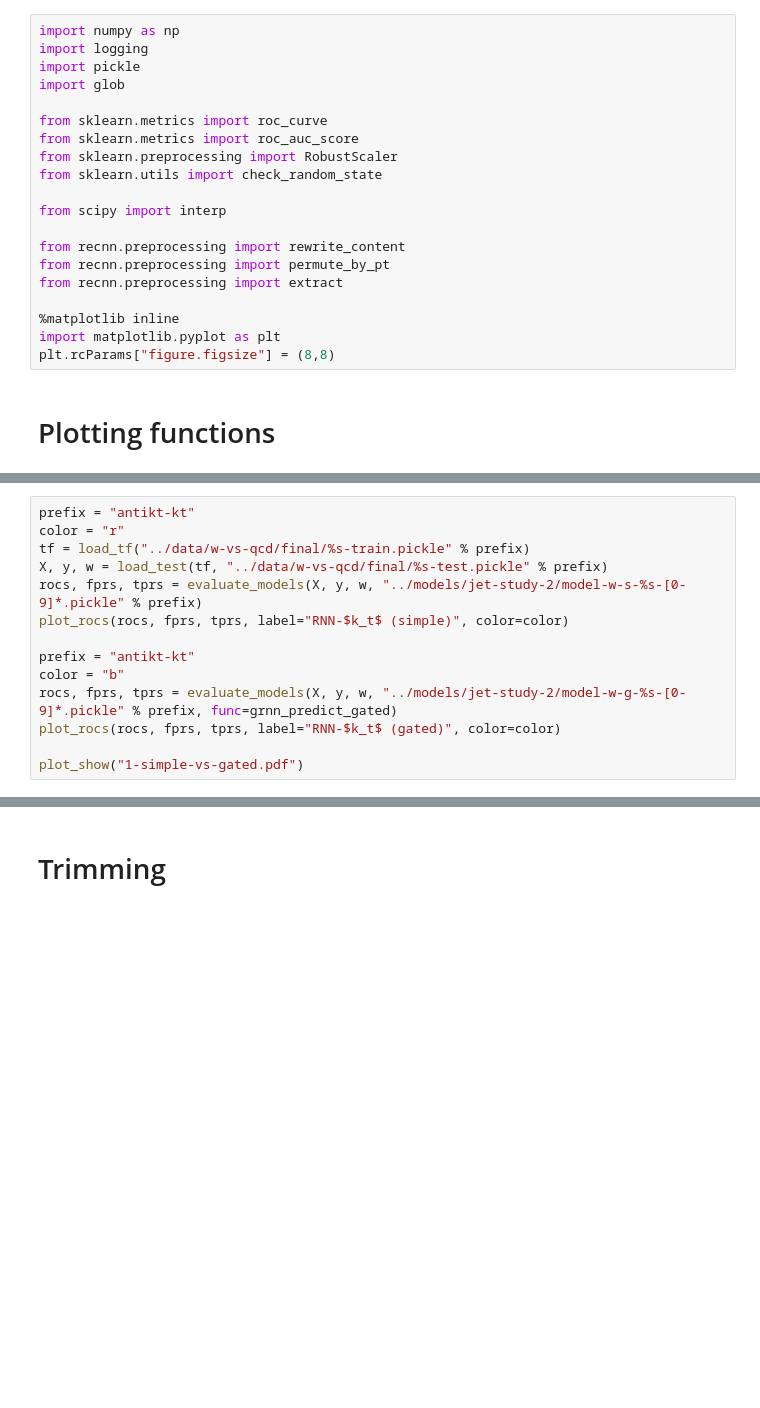
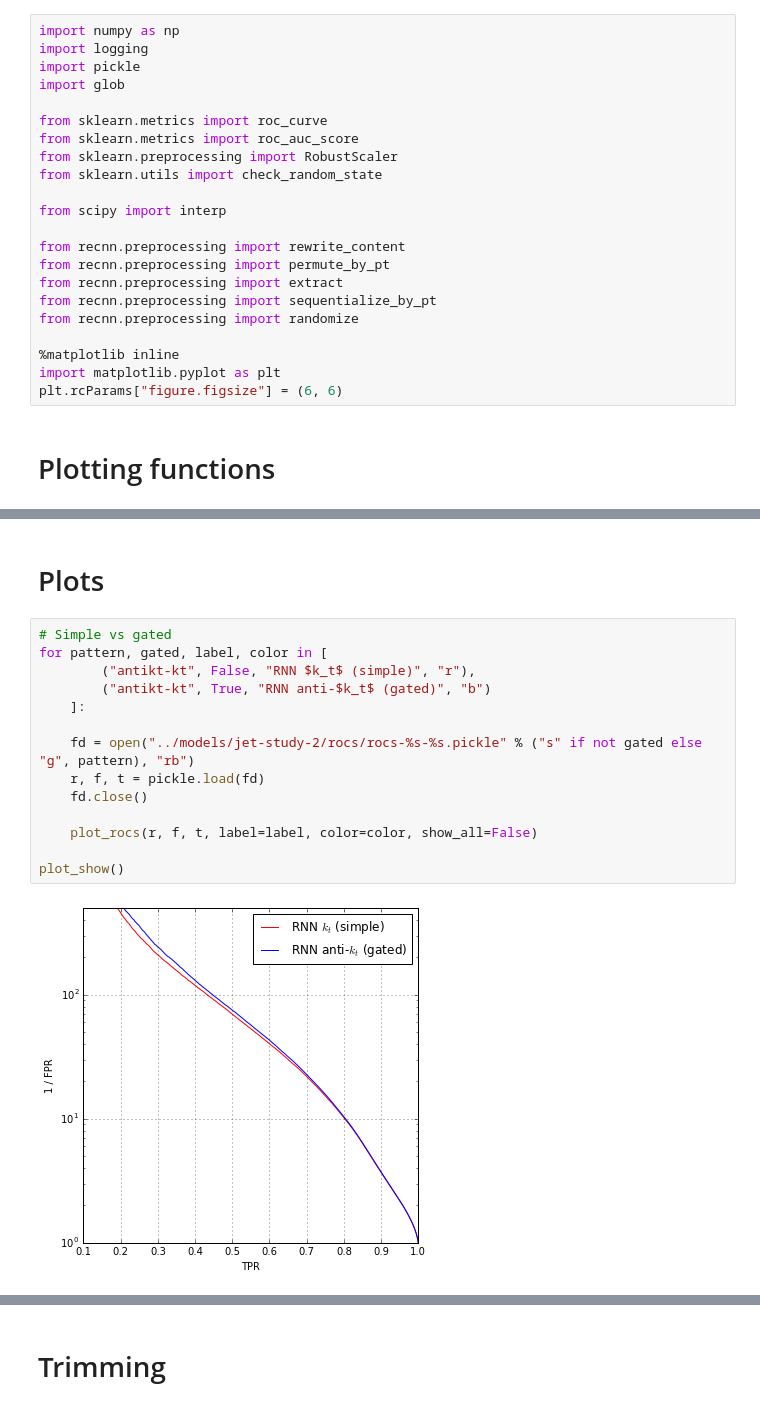
Before and after one commit to glouppe/recnn, a Jupyter notebook: notebooks/jet-study-2.ipynb, the cells around one changed output, grey strips where cells are left out. Drawn from its saved outputs; the diff is of its cells as text; blank space fills up the shorter version.

```diff
--- a/notebooks/jet-study-2.ipynb
+++ b/notebooks/jet-study-2.ipynb
@@ -17,10 +17,12 @@ from scipy import interp
 from recnn.preprocessing import rewrite_content
 from recnn.preprocessing import permute_by_pt
 from recnn.preprocessing import extract
+from recnn.preprocessing import sequentialize_by_pt
+from recnn.preprocessing import randomize
 
 %matplotlib inline
 import matplotlib.pyplot as plt
-plt.rcParams["figure.figsize"] = (8,8)
+plt.rcParams["figure.figsize"] = (6, 6)
 # %% [markdown]
 # Plotting functions
 # %%
@@ -234,14 +283,0 @@ count(params)
-# %%
-prefix = "antikt-kt"
-color = "r"
-tf = load_tf("../data/w-vs-qcd/final/%s-train.pickle" % prefix)
-X, y, w = load_test(tf, "../data/w-vs-qcd/final/%s-test.pickle" % prefix)
-rocs, fprs, tprs = evaluate_models(X, y, w, "../models/jet-study-2/model-w-s-%s-[0-9]*.pickle" % prefix)
-plot_rocs(rocs, fprs, tprs, label="RNN-$k_t$ (simple)", color=color)
-
-prefix = "antikt-kt"
-color = "b"
-rocs, fprs, tprs = evaluate_models(X, y, w, "../models/jet-study-2/model-w-g-%s-[0-9]*.pickle" % prefix, func=grnn_predict_gated)
-plot_rocs(rocs, fprs, tprs, label="RNN-$k_t$ (gated)", color=color)
-
-plot_show("1-simple-vs-gated.pdf")
@@ -247,0 +404,18 @@ plot_show("1-simple-vs-gated.pdf")
+# %% [markdown]
+# Plots
+# %%
+# Simple vs gated
+for pattern, gated, label, color in [
+        ("antikt-kt", False, "RNN $k_t$ (simple)", "r"),
+        ("antikt-kt", True, "RNN anti-$k_t$ (gated)", "b")
+    ]:
+
+    fd = open("../models/jet-study-2/rocs/rocs-%s-%s.pickle" % ("s" if not gated else "g", pattern), "rb")
+    r, f, t = pickle.load(fd)
+    fd.close()
+
+    plot_rocs(r, f, t, label=label, color=color, show_all=False)
+
+plot_show()
+# %% [output]
+[figure, added]
```
Also changed, not shown: parts of 41 cells of this notebook, 1 other file.
